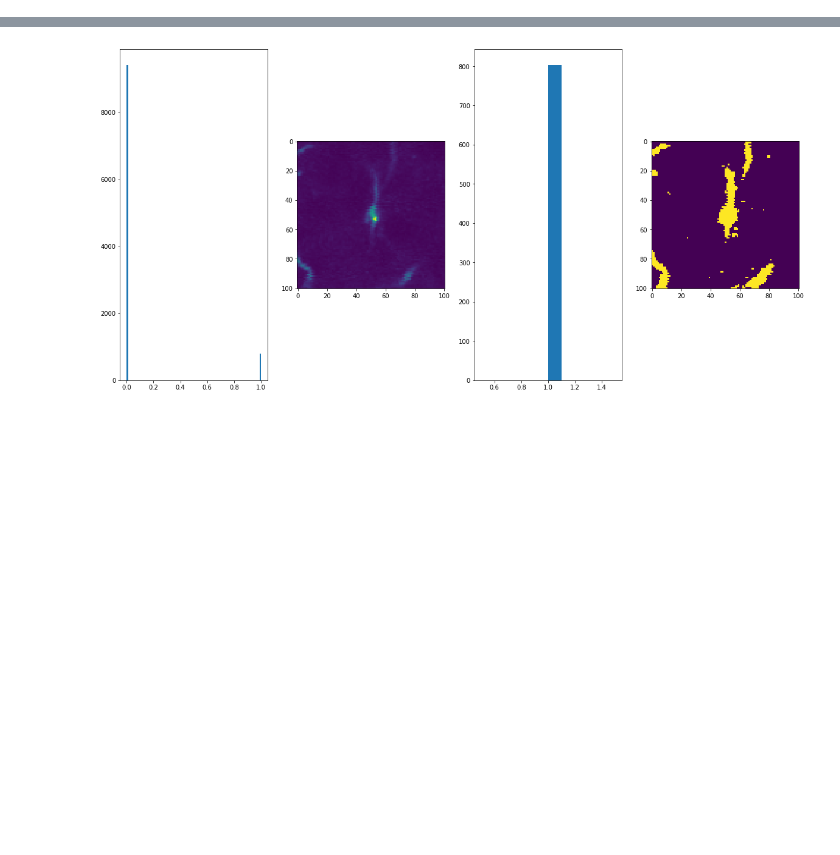
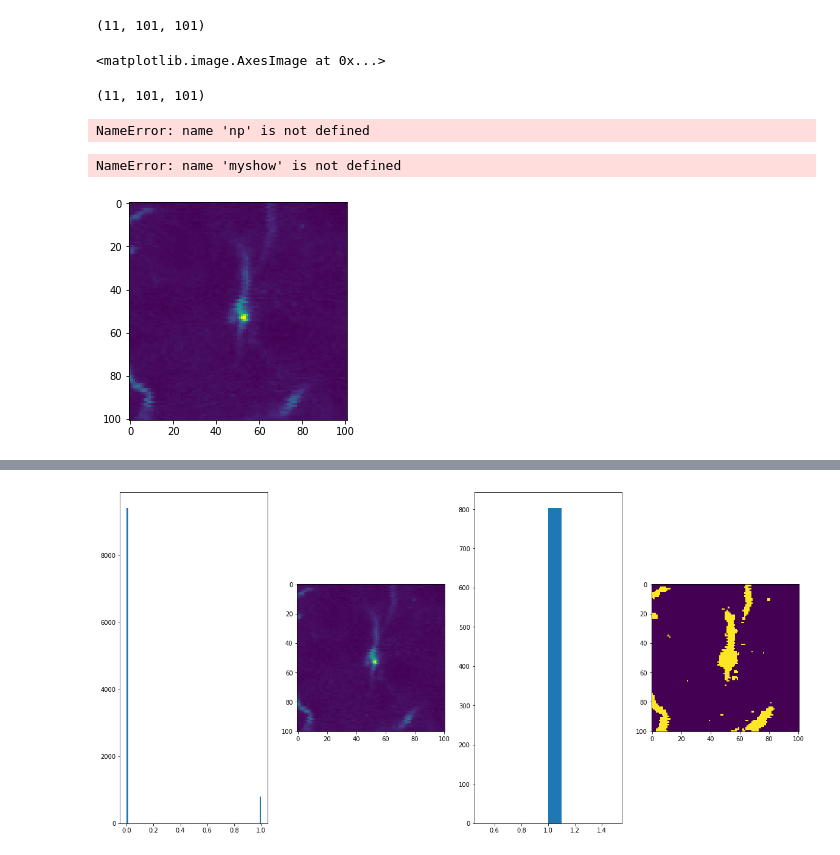
Before and after one commit to jtrieu2/mouselit, a Jupyter notebook: bijan/mouse_test/binary mask.ipynb, the cells around one changed output, grey strips where cells are left out. Drawn from its saved outputs; the diff is of its cells as text; code cells hidden in the pictures; blank space fills up the shorter version.

```diff
--- a/bijan/mouse_test/binary mask.ipynb
+++ b/bijan/mouse_test/binary mask.ipynb
@@ -13,0 +24,31 @@ flats = [np.array(i).flatten() for i in image_list]
+# %%
+import matplotlib.pyplot as plt
+nda = sitk.GetArrayFromImage(seg_con)
+print(nda.shape)
+plt.imshow(nda[1,:,:])
+# %% [output]
+(11, 101, 101)
+<matplotlib.image.AxesImage at 0x...>
+# %%
+nda = sitk.GetArrayFromImage(image)
+print(nda.shape)
+nda[1,:,:] = nda[1,:,:]/np.max(nda[1,:,:])
+seg = sitk.GetArrayFromImage(seg_con)
+tot = nda+seg
+plt.imshow(tot[1,:,:])
+plt.hist(nda[1,:,:].flatten())
+# %% [output]
+(11, 101, 101)
+NameError: name 'np' is not defined
+# %%
+myshow(image)
+# %% [output]
+NameError: name 'myshow' is not defined
+# %%
+import numpy as np
+fig, ax = plt.subplots()
+ax.imshow(np.array(image_list[0]))
+#ax.plot(50, 50, 'ro')
+plt.show()
+# %% [output]
+[figure, added]
```
Also changed, not shown: parts of 5 cells of this notebook, 4 other files.
